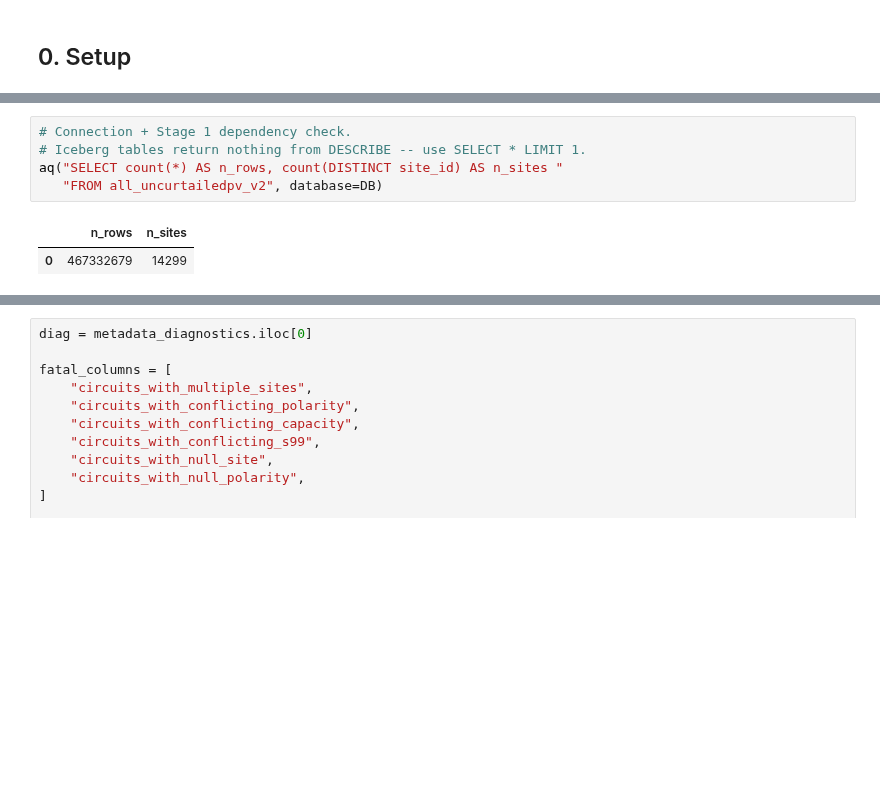
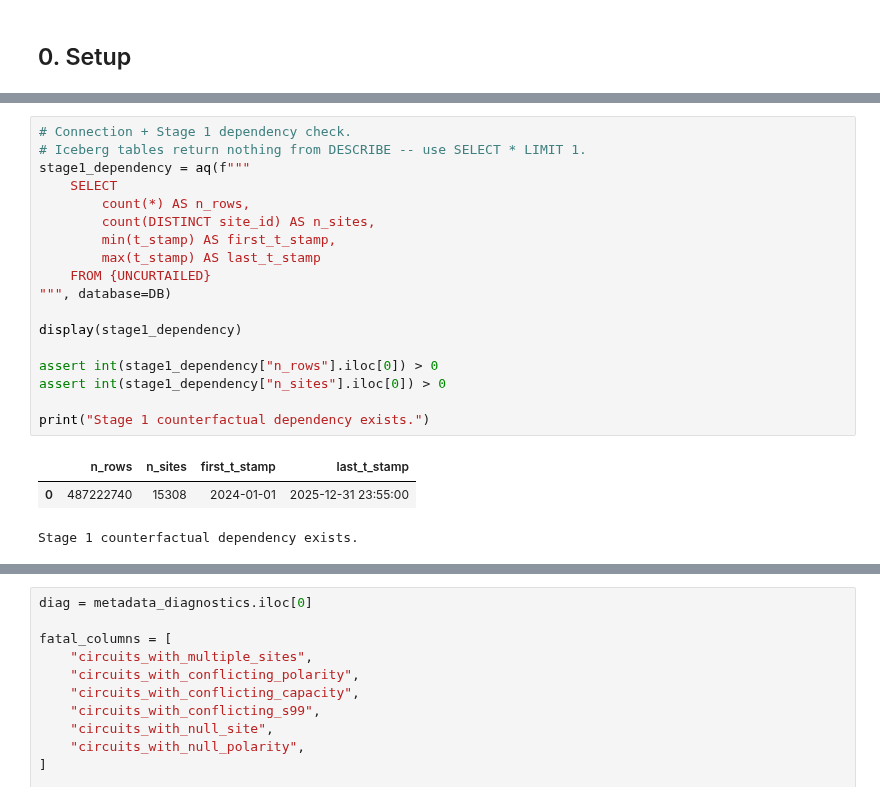
Before and after one commit to UNSW-CEEM/CICCADA, a Jupyter notebook: bms_sa_review/data_calc_write/stage2_conformance/02_run_stage2_conformance.ipynb, the cells around one changed output, grey strips where cells are left out. Saved outputs shown, nothing was run; the diff lists cells and outputs as text; blank space fills up the shorter version.

Commit message:
rerun of stage 1 and 2

```diff
--- a/bms_sa_review/data_calc_write/stage2_conformance/02_run_stage2_conformance.ipynb
+++ b/bms_sa_review/data_calc_write/stage2_conformance/02_run_stage2_conformance.ipynb
@@ -81,9 +118,23 @@ targets:
 # %%
 # Connection + Stage 1 dependency check.
 # Iceberg tables return nothing from DESCRIBE -- use SELECT * LIMIT 1.
-aq("SELECT count(*) AS n_rows, count(DISTINCT site_id) AS n_sites "
-   "FROM all_uncurtailedpv_v2", database=DB)
+stage1_dependency = aq(f"""
+    SELECT
+        count(*) AS n_rows,
+        count(DISTINCT site_id) AS n_sites,
+        min(t_stamp) AS first_t_stamp,
+        max(t_stamp) AS last_t_stamp
+    FROM {UNCURTAILED}
+""", database=DB)
+
+display(stage1_dependency)
+
+assert int(stage1_dependency["n_rows"].iloc[0]) > 0
+assert int(stage1_dependency["n_sites"].iloc[0]) > 0
+
+print("Stage 1 counterfactual dependency exists.")
 # %% [output]
-|  | n_rows | n_sites |
-| 0 | 467332679 | 14299 |
+|  | n_rows | n_sites | first_t_stamp | last_t_stamp |
+| 0 | 487222740 | 15308 | 2024-01-01 | 2025-12-31 23:55:00 |
+Stage 1 counterfactual dependency exists.
 # %%
```
Also changed, not shown: parts of 36 cells of this notebook, 2 other files.
